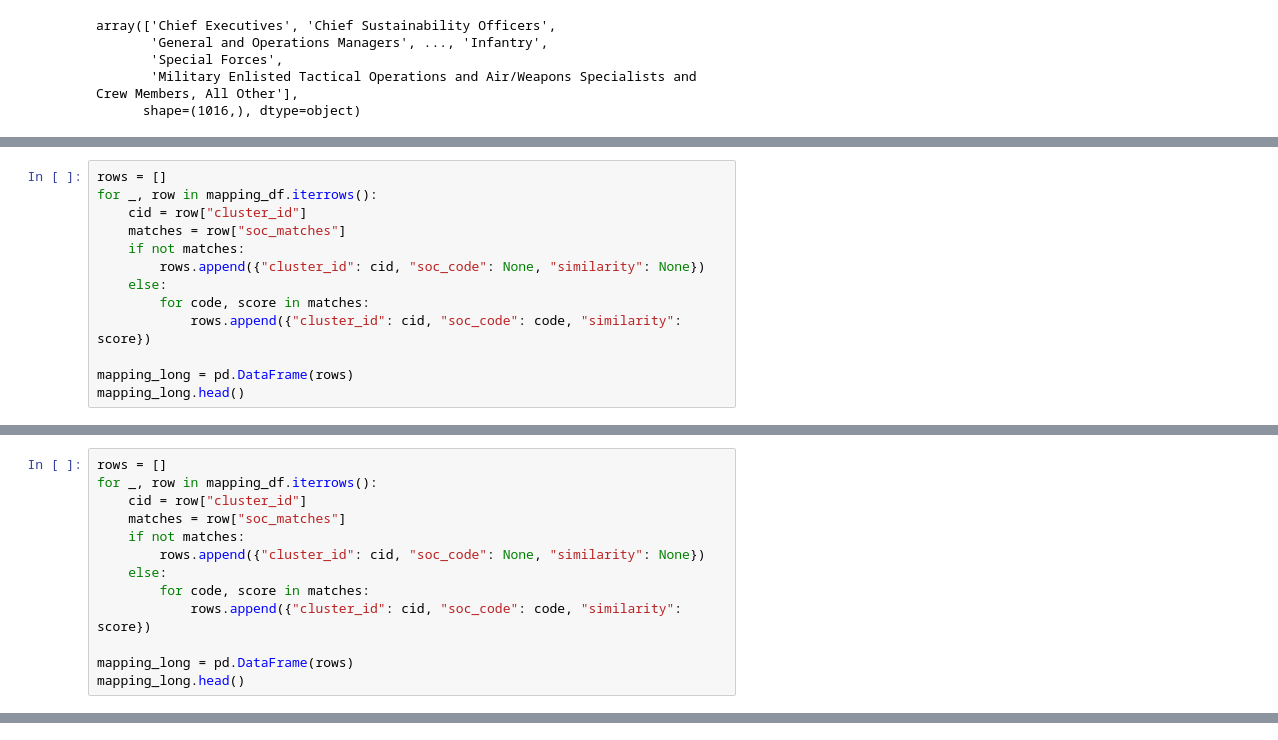
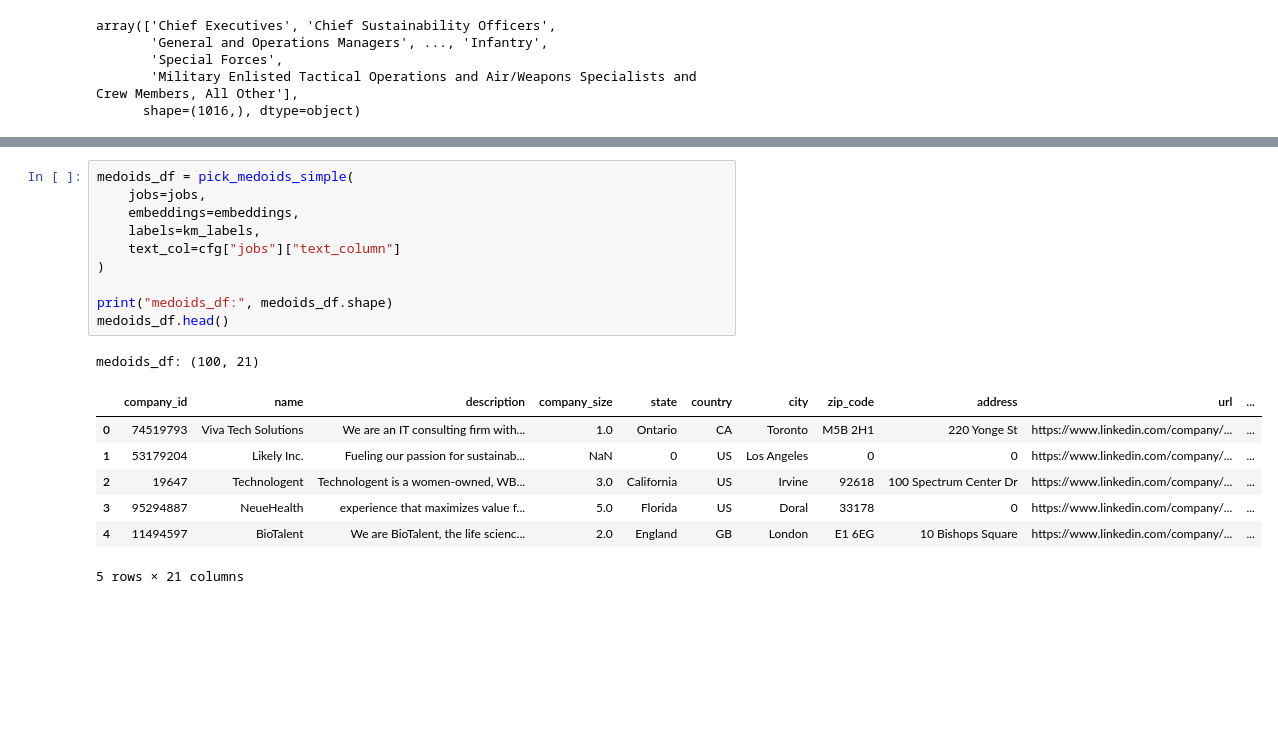
Before and after one commit to BGlifee/Labor_Market_NLP_Prototype, a Jupyter notebook: notebooks/03_taxonomy_mapping.ipynb, the cells around one changed output, grey strips where cells are left out. Cells and saved outputs as stored; diff of their text form; blank space fills up the shorter version.

```diff
--- a/notebooks/03_taxonomy_mapping.ipynb
+++ b/notebooks/03_taxonomy_mapping.ipynb
@@ -108,13 +64,0 @@ Cell 6 – Expand mapping for readability
-# %%
-rows = []
-for _, row in mapping_df.iterrows():
-    cid = row["cluster_id"]
-    matches = row["soc_matches"]
-    if not matches:
-        rows.append({"cluster_id": cid, "soc_code": None, "similarity": None})
-    else:
-        for code, score in matches:
-            rows.append({"cluster_id": cid, "soc_code": code, "similarity": score})
-
-mapping_long = pd.DataFrame(rows)
-mapping_long.head()
@@ -176,13 +64,0 @@ Mapping metrics: {'n_clusters': 100, 'noise_rate': 0.0, 'coverage': 0.97, 'avg_t
-# %%
-rows = []
-for _, row in mapping_df.iterrows():
-    cid = row["cluster_id"]
-    matches = row["soc_matches"]
-    if not matches:
-        rows.append({"cluster_id": cid, "soc_code": None, "similarity": None})
-    else:
-        for code, score in matches:
-            rows.append({"cluster_id": cid, "soc_code": code, "similarity": score})
-
-mapping_long = pd.DataFrame(rows)
-mapping_long.head()
@@ -451,0 +183,19 @@ low_sim
+# %%
+medoids_df = pick_medoids_simple(
+    jobs=jobs,
+    embeddings=embeddings,
+    labels=km_labels,
+    text_col=cfg["jobs"]["text_column"]
+)
+
+print("medoids_df:", medoids_df.shape)
+medoids_df.head()
+# %% [output]
+medoids_df: (100, 21)
+|  | company_id | name | description | company_size | state | country | city | zip_code | address | url | ... |
+| 0 | 74519793 | Viva Tech Solutions | We are an IT consulting firm with... | 1.0 | Ontario | CA | Toronto | M5B 2H1 | 220 Yonge St | https://www.linkedin.com/company/... | ... |
+| 1 | 53179204 | Likely Inc. | Fueling our passion for sustainab... | NaN | 0 | US | Los Angeles | 0 | 0 | https://www.linkedin.com/company/... | ... |
+| 2 | 19647 | Technologent | Technologent is a women-owned, WB... | 3.0 | California | US | Irvine | 92618 | 100 Spectrum Center Dr | https://www.linkedin.com/company/... | ... |
+| 3 | 95294887 | NeueHealth | experience that maximizes value f... | 5.0 | Florida | US | Doral | 33178 | 0 | https://www.linkedin.com/company/... | ... |
+| 4 | 11494597 | BioTalent | We are BioTalent, the life scienc... | 2.0 | England | GB | London | E1 6EG | 10 Bishops Square | https://www.linkedin.com/company/... | ... |
+5 rows × 21 columns
```
Also changed, not shown: parts of 46 cells of this notebook, 3 other files.
